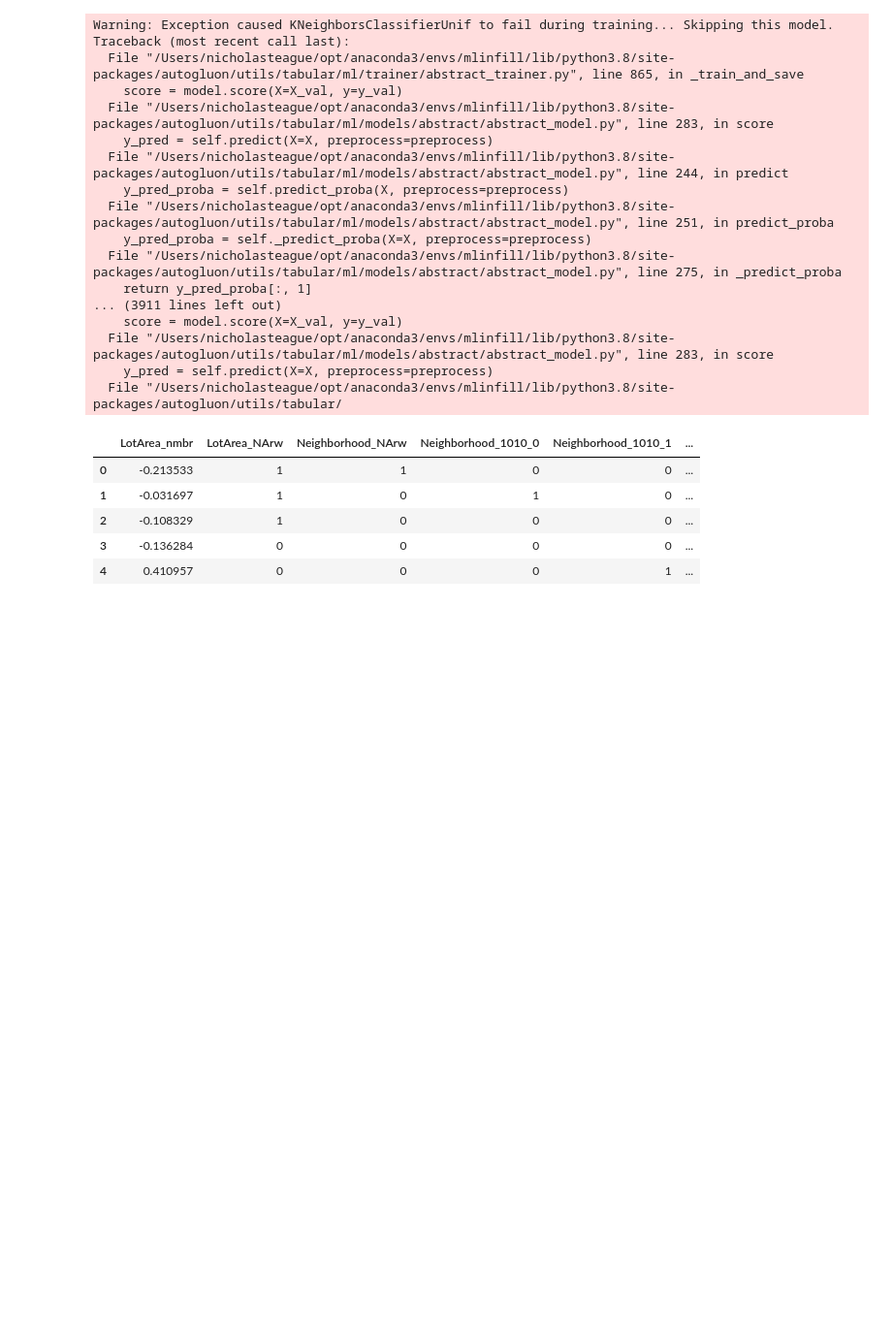
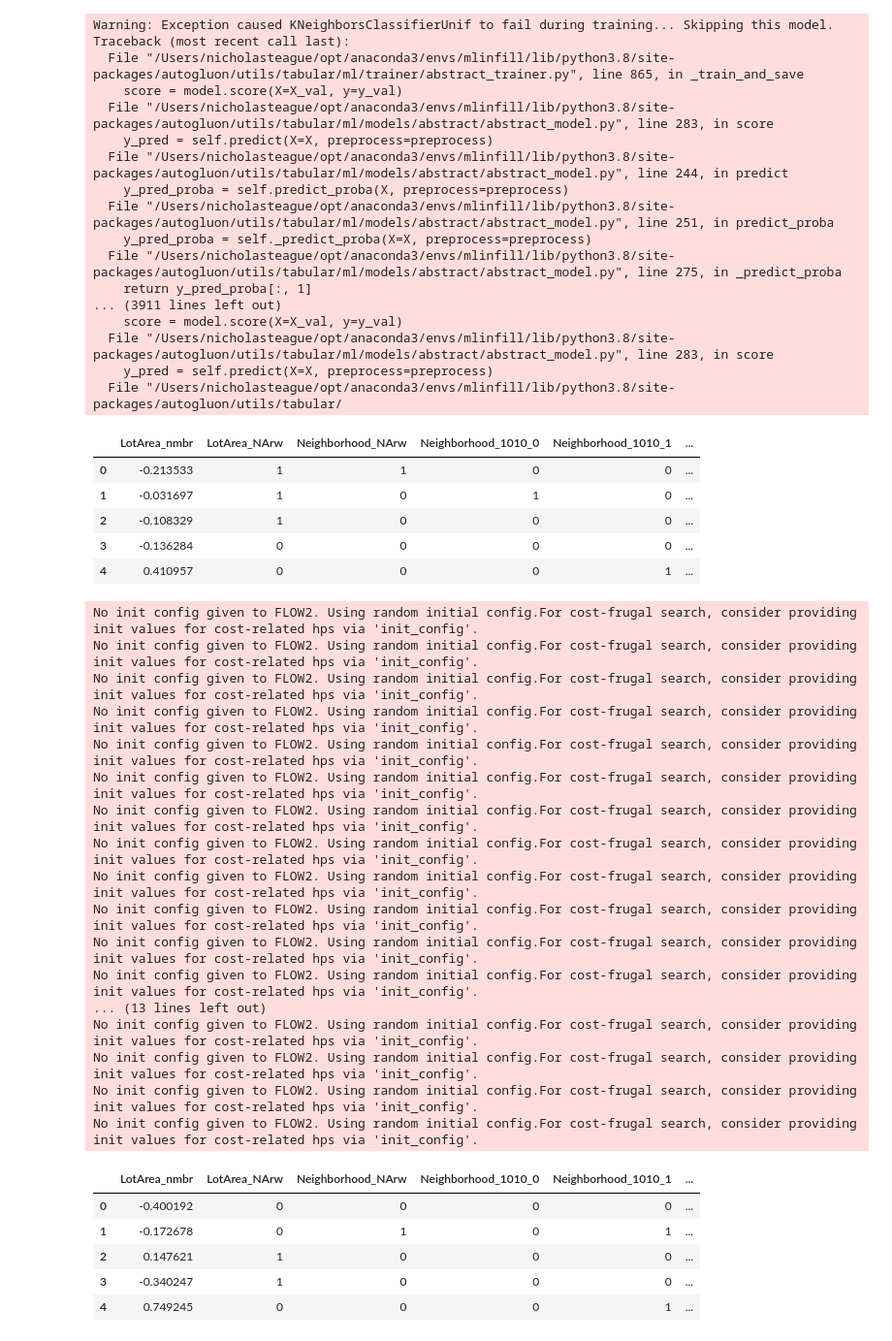
Before and after one commit to Automunge/AutoMunge, a Jupyter notebook: Tutorials/08 - ML infill.ipynb, the cells around one changed output. Shown at 97% size. Cells and saved outputs as stored; diff of their text form; code cells hidden in the pictures; blank space fills up the shorter version.

Commit message:
Tutorials
added FLAML demonstration to ML infill tutorial notebook

```diff
--- a/Tutorials/08 - ML infill.ipynb
+++ b/Tutorials/08 - ML infill.ipynb
@@ -263,3 +259,53 @@ Traceback (most recent call last):
 | 2 | -0.108329 | 1 | 0 | 0 | 0 | ... |
 | 3 | -0.136284 | 0 | 0 | 0 | 0 | ... |
 | 4 | 0.410957 | 0 | 0 | 0 | 1 | ... |
+# %%
+#And here we demonstrate applying ML infill with FLAML
+
+ML_cmnd = {'autoML_type':'flaml'}
+
+#we can also pass parameters to designate a limit on training time for each feature (in seconds)
+ML_cmnd.update({'MLinfill_cmnd' : {'flaml_classifier_fit'   : {'time_budget' : 10 },
+                                   'flaml_regressor_fit'    : {'time_budget' : 10}}})
+
+train, train_ID, labels, \
+val, val_ID, val_labels, \
+test, test_ID, test_labels, \
+postprocess_dict \
+= am.automunge(df_train,
+               labels_column = labels_column,
+               trainID_column = trainID_column,
+               assignnan = assignnan,
+               ML_cmnd = ML_cmnd,
+               NArw_marker = True,
+               shuffletrain = False,
+               MLinfill = True,
+               printstatus = False
+              )
+
+train[postprocess_dict['column_map']['LotArea'] + \
+      postprocess_dict['column_map']['Neighborhood']].head()
+# %% [output]
+No init config given to FLOW2. Using random initial config.For cost-frugal search, consider providing init values for cost-related hps via 'init_config'.
+No init config given to FLOW2. Using random initial config.For cost-frugal search, consider providing init values for cost-related hps via 'init_config'.
+No init config given to FLOW2. Using random initial config.For cost-frugal search, consider providing init values for cost-related hps via 'init_config'.
+No init config given to FLOW2. Using random initial config.For cost-frugal search, consider providing init values for cost-related hps via 'init_config'.
+No init config given to FLOW2. Using random initial config.For cost-frugal search, consider providing init values for cost-related hps via 'init_config'.
+No init config given to FLOW2. Using random initial config.For cost-frugal search, consider providing init values for cost-related hps via 'init_config'.
+No init config given to FLOW2. Using random initial config.For cost-frugal search, consider providing init values for cost-related hps via 'init_config'.
+No init config given to FLOW2. Using random initial config.For cost-frugal search, consider providing init values for cost-related hps via 'init_config'.
+No init config given to FLOW2. Using random initial config.For cost-frugal search, consider providing init values for cost-related hps via 'init_config'.
+No init config given to FLOW2. Using random initial config.For cost-frugal search, consider providing init values for cost-related hps via 'init_config'.
+No init config given to FLOW2. Using random initial config.For cost-frugal search, consider providing init values for cost-related hps via 'init_config'.
+No init config given to FLOW2. Using random initial config.For cost-frugal search, consider providing init values for cost-related hps via 'init_config'.
+... (13 lines left out)
+No init config given to FLOW2. Using random initial config.For cost-frugal search, consider providing init values for cost-related hps via 'init_config'.
+No init config given to FLOW2. Using random initial config.For cost-frugal search, consider providing init values for cost-related hps via 'init_config'.
+No init config given to FLOW2. Using random initial config.For cost-frugal search, consider providing init values for cost-related hps via 'init_config'.
+No init config given to FLOW2. Using random initial config.For cost-frugal search, consider providing init values for cost-related hps via 'init_config'.
+|  | LotArea_nmbr | LotArea_NArw | Neighborhood_NArw | Neighborhood_1010_0 | Neighborhood_1010_1 | ... |
+| 0 | -0.400192 | 0 | 0 | 0 | 0 | ... |
+| 1 | -0.172678 | 0 | 1 | 0 | 1 | ... |
+| 2 | 0.147621 | 1 | 0 | 0 | 0 | ... |
+| 3 | -0.340247 | 1 | 0 | 0 | 0 | ... |
+| 4 | 0.749245 | 0 | 0 | 0 | 1 | ... |
```
Also changed, not shown: parts of 1 cell of this notebook.
